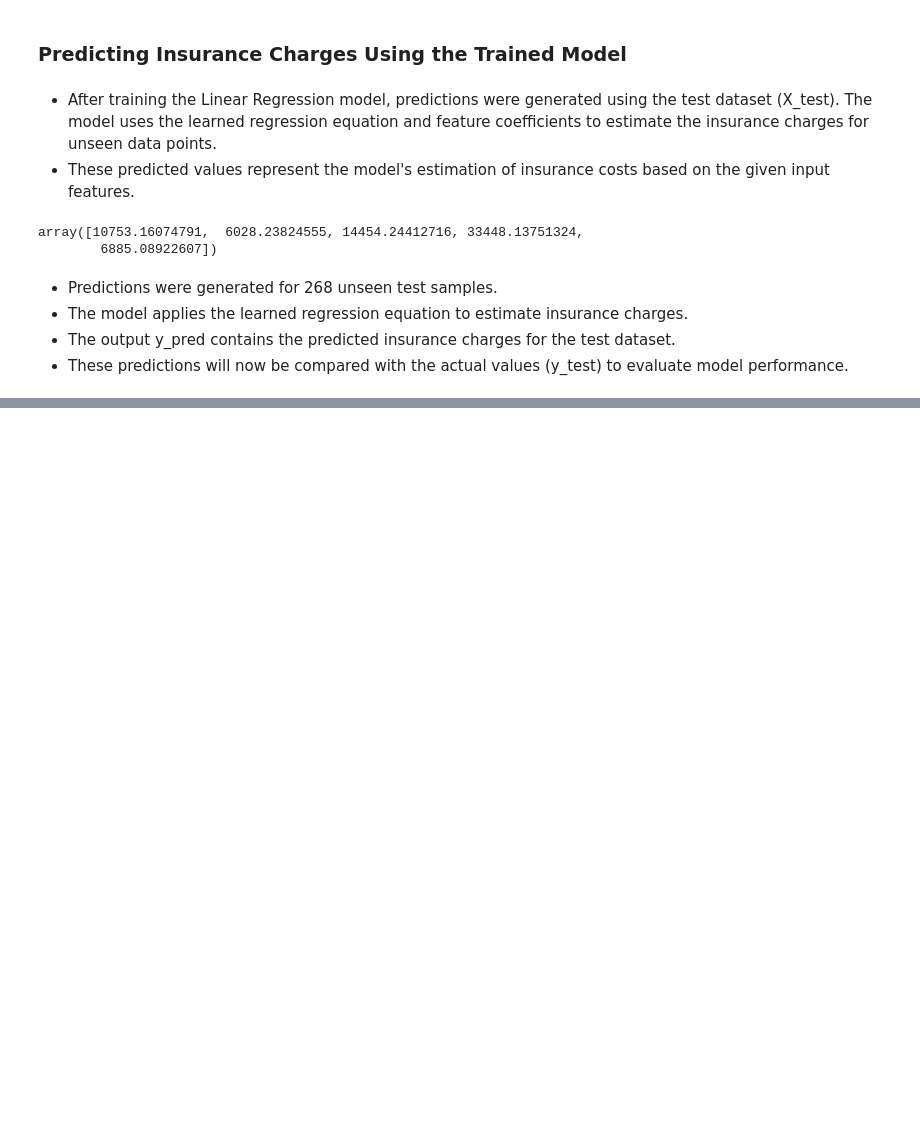
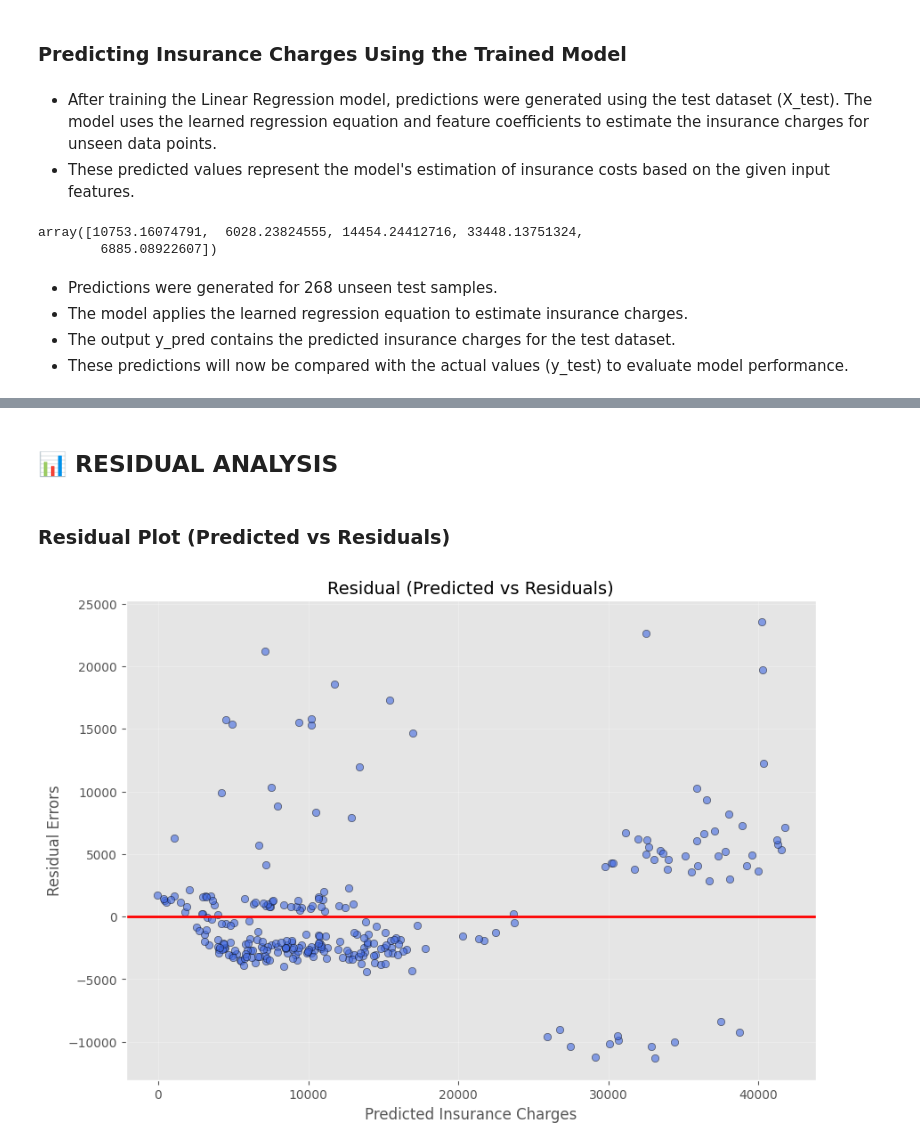
Before and after one commit to ashish-jonnada/medical-insurance-cost-prediction-ML, a Jupyter notebook: notebook/Medical_Insurance_prediction_ML.ipynb, the cells around one changed output, grey strips where cells are left out. Cells and saved outputs as stored; diff of their text form; code cells hidden in the pictures; blank space fills up the shorter version.

```diff
--- a/notebook/Medical_Insurance_prediction_ML.ipynb
+++ b/notebook/Medical_Insurance_prediction_ML.ipynb
@@ -597,0 +666,16 @@ array([10753.16074791,  6028.23824555, 14454.24412716, 33448.13751324,
+# %% [markdown]
+## 📊 RESIDUAL ANALYSIS
+# %% [markdown]
+### Residual Plot (Predicted vs Residuals)
+# %%
+residuals = Y_test - y_pred
+plt.figure(figsize=(10,7))
+sns.scatterplot(x=y_pred,y=residuals,color="royalblue",alpha=0.6, edgecolor="black" )
+plt.axhline(y=0,color="red",linestyle="-",linewidth=2)
+plt.xlabel("Predicted Insurance Charges", fontsize=12)
+plt.ylabel("Residual Errors", fontsize=12)
+plt.title("Residual (Predicted vs Residuals)", fontsize=14)
+plt.grid(alpha=0.3)
+plt.show()
+# %% [output]
+[figure, added]
```
Also changed, not shown: parts of 39 cells of this notebook, 14 other files.
